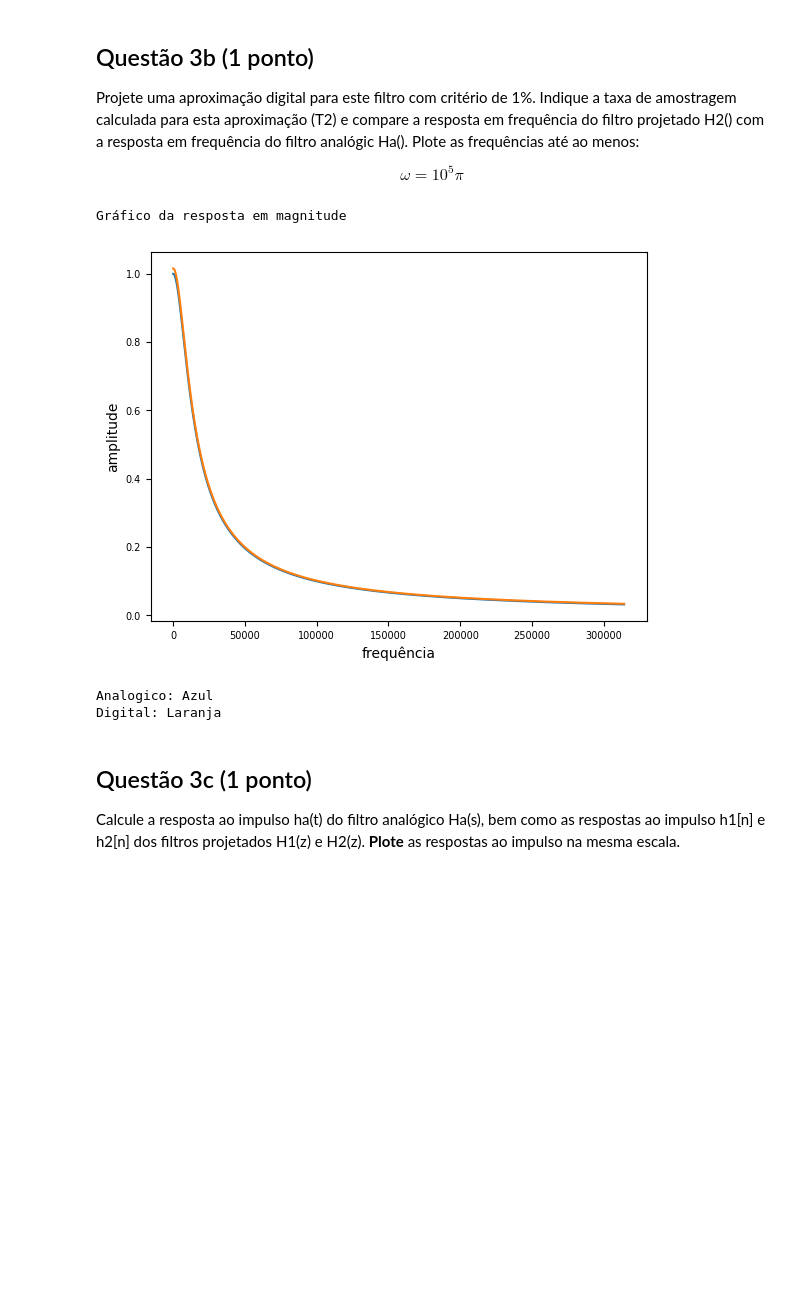
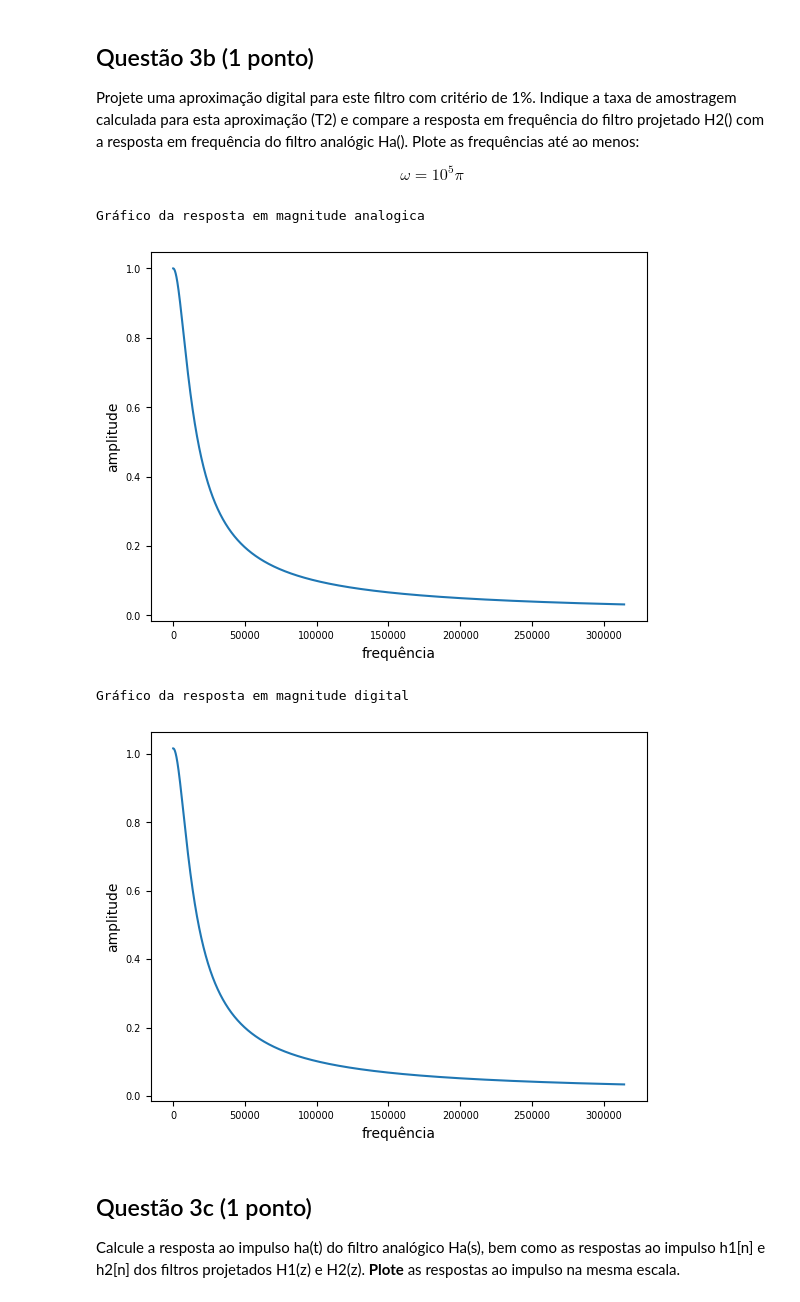
Before and after one commit to CristianoCTS/SSTD, a Jupyter notebook: Projeto-2/211028050-projeto2.ipynb, the cells around one changed output. Cells and saved outputs as stored; diff of their text form; code cells hidden in the pictures; blank space fills up the shorter version.

```diff
--- a/Projeto-2/211028050-projeto2.ipynb
+++ b/Projeto-2/211028050-projeto2.ipynb
@@ -380,31 +372,50 @@ $$ \omega = 10^5 \pi $$
 # %%
 # Como Ha(s) = Wc / (Wc +s), a conversão para digital pode ser feita pela linha 5 da tabela 5.3 do livro Sinais e Sistema 2a edição B.P. Lathi
 # Então H[z] = (Wc*T) / (1 - math.exp(-Wc*T)/z)
 # Para encontrar T usamos o cálculo T = (0.01*np.pi)/(Wc) = 3.14159*10^-7
 
 # =>
 # funcao_de_transferencia4(z)
+
+def resposta_magnitude4(j, tipo):
+    if tipo == "Digital":
+        Wc = (10000)
+        W = (10**3)
+        T = (0.01*math.pi)/(Wc)
+        b = (Wc*T)
+        c = np.sqrt((1+(math.exp(-Wc*T)**2)) - (2*math.exp(-Wc*T))*np.cos(j*T))
+        return (b/c)
+    elif tipo == "Analogico":
+        W = (10000)
+        c = np.sqrt(j**2 + W**2)
+        return W/c
+
 Ha = []
 H = []
 for j in range(0, 314159):
     Ha.append(resposta_magnitude4(j, "Analogico"))
     H.append(resposta_magnitude4(j, "Digital"))
 
-print("Gráfico da resposta em magnitude")
+print("Gráfico da resposta em magnitude analogica")
 plt.plot(Ha)
+plt.tick_params(axis='x', labelsize=7)
+plt.tick_params(axis='y', labelsize=7)
+plt.xlabel("frequência")
+plt.ylabel("amplitude")
+plt.show()
+
+print("Gráfico da resposta em magnitude digital")
 plt.plot(H)
 plt.tick_params(axis='x', labelsize=7)
 plt.tick_params(axis='y', labelsize=7)
 plt.xlabel("frequência")
 plt.ylabel("amplitude")
 plt.show()
-print("Analogico: Azul")
-print("Digital: Laranja")
 # %% [output]
-Gráfico da resposta em magnitude
+Gráfico da resposta em magnitude analogica
-[figure, old version]
+[figure, new version]
-Analogico: Azul
-Digital: Laranja
+Gráfico da resposta em magnitude digital
+[figure, added]
 # %% [markdown]
 ## Questão 3c (1 ponto)
 
```
Also changed, not shown: parts of 1 cell of this notebook.
